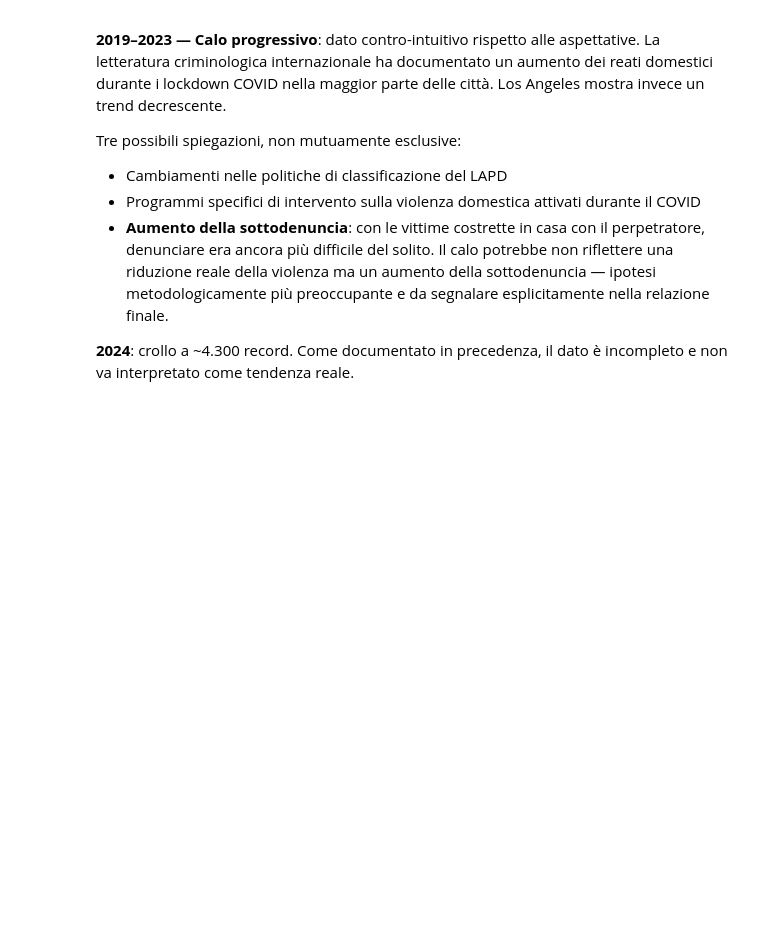
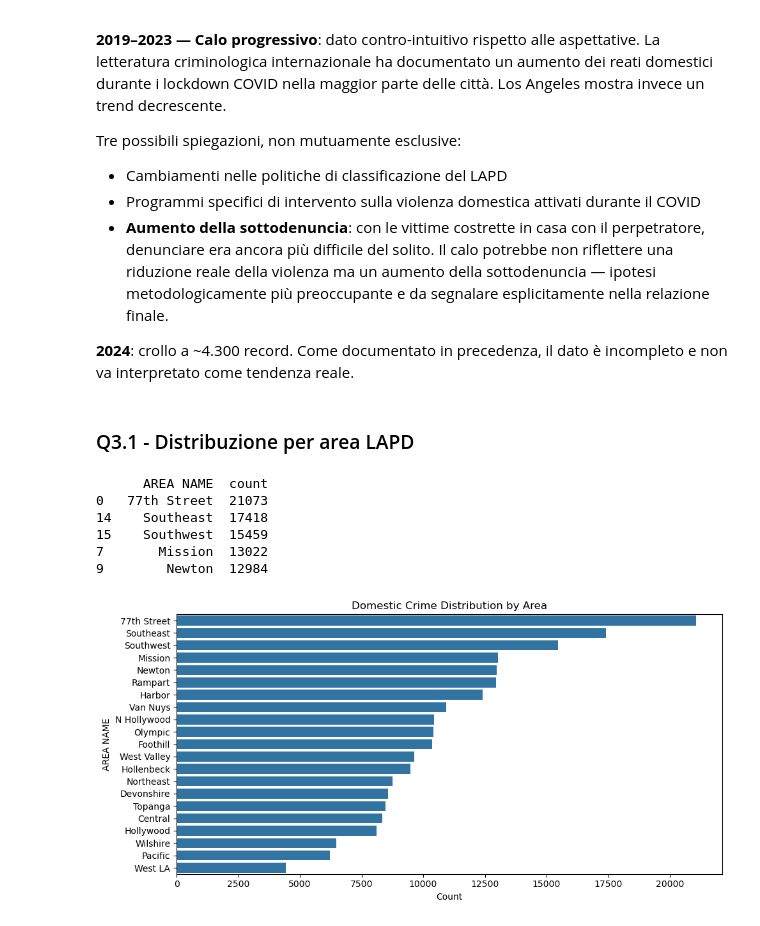
Before and after one commit to AnalystEca/lapd-crime-data, a Jupyter notebook: notebooks/02_analyze/07_eda_block3.ipynb, the cells around one changed output. Drawn from its saved outputs; the diff is of its cells as text; code cells hidden in the pictures; blank space fills up the shorter version.

Commit message:
Q3.1 complete, Q3.2 data preparation

```diff
--- a/notebooks/02_analyze/07_eda_block3.ipynb
+++ b/notebooks/02_analyze/07_eda_block3.ipynb
@@ -187,3 +187,39 @@ Tre possibili spiegazioni, non mutuamente esclusive:
 
 **2024**: crollo a ~4.300 record. Come documentato in precedenza, il dato
 è incompleto e non va interpretato come tendenza reale.
+# %% [markdown]
+### Q3.1 - Distribuzione per area LAPD
+# %%
+q31_df_areaDist = (
+    q3_df
+    .groupby('AREA NAME', as_index=False)
+    .agg(count = ('AREA NAME', 'count'))
+).sort_values('count', ascending = False)
+
+print(q31_df_areaDist.head())
+# %% [output]
+      AREA NAME  count
+0   77th Street  21073
+14    Southeast  17418
+15    Southwest  15459
+7       Mission  13022
+9        Newton  12984
+# %%
+fig, ax = plt.subplots(figsize=(10, 5))
+
+sns.barplot(
+    data=q31_df_areaDist,
+    x='count',
+    y='AREA NAME',
+    ax=ax
+)
+
+ax.set_title('Domestic Crime Distribution by Area')
+ax.set_xlabel('Count')
+ax.set_ylabel('AREA NAME')
+
+plt.tight_layout()
+plt.savefig('../../outputs/07_eda_block3/17_barh_domestic_crime_by_area.png', dpi=150, bbox_inches='tight')
+plt.show()
+# %% [output]
+[figure, added]
```
Also changed, not shown: parts of 4 cells of this notebook, 3 other files.
